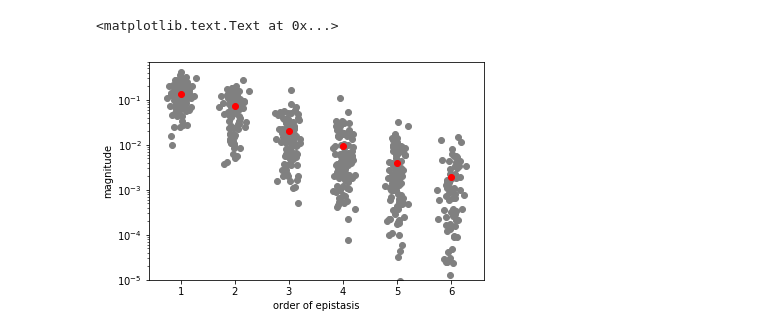
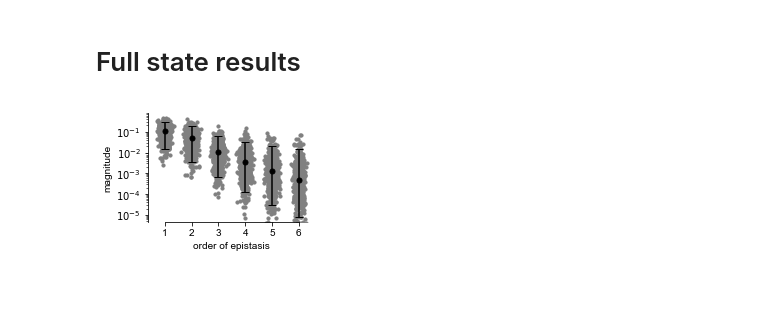
Before and after one commit to harmslab/notebooks-epistasis-ensembles, a Jupyter notebook: figure-02.ipynb, the cells around one changed output. Saved outputs shown, nothing was run; the diff lists cells and outputs as text; code cells hidden in the pictures; blank space fills up the shorter version.

```diff
--- a/figure-02.ipynb
+++ b/figure-02.ipynb
@@ -3,6 +3,11 @@
 import matplotlib.pyplot as plt
 import numpy as np
 import pickle
+from matplotlib import rcParams
+rcParams['font.family'] = 'sans-serif'
+rcParams['font.sans-serif'] = ['Arial']
+# %% [markdown]
+# Full state results
 # %%
 dataset = "full-state-predictions"
 filepath = "generated-data/%s/results/binary-output.pickle" % dataset
@@ -13,20 +18,27 @@ with open(filepath, "rb") as f:
     thetas = data["thetas"]
     epistasis = data["epistasis"]
 # %%
-fig, ax = plt.subplots()
+fig, ax = plt.subplots(figsize=(3,2))
 
 for i in range(len(epistasis)):
     y = epistasis[i]
     x = np.arange(1, len(y)+1) + np.random.randn(len(y))*.1
-    ax.scatter(x, y, color='gray')
+    ax.scatter(x, y, color='gray', s=10)
 
 meanx = np.arange(1, 7)
-meany = np.nanmean(epistasis, axis=0)
-ax.plot(meanx, meany, 'ro')
+out = np.nanpercentile(epistasis, (50, 2.5, 97.5), axis=0)
+ymean, ylower, yupper = out[0], abs(out[0] - out[1]), abs(out[0] - out[2])
+ax.errorbar(meanx, ymean, yerr=[ylower, yupper], color="k", fmt="o", ms=5, capsize=4)
+
 ax.set_yscale('log')
-ax.set_ylim(ymin=1e-5)
+#ax.set_ylim(ymin=1e-8)
 ax.set_xlabel("order of epistasis")
 ax.set_ylabel("magnitude")
+ax.spines["right"].set_visible(False)
+ax.spines["top"].set_visible(False)
+#ax.spines["bottom"].set_visible(False)
+ticks = ax.set_xticks(range(1,7))
+ax.spines["bottom"].set_bounds(1,6)
+#fig.savefig("figures/full-state-epistasis.pdf", format="pdf", bbox_inches="tight")
 # %% [output]
-<matplotlib.text.Text at 0x...>
-[figure, old version]
+[figure, new version]
```
Also changed, not shown: parts of 6 cells of this notebook, 13 other files.
